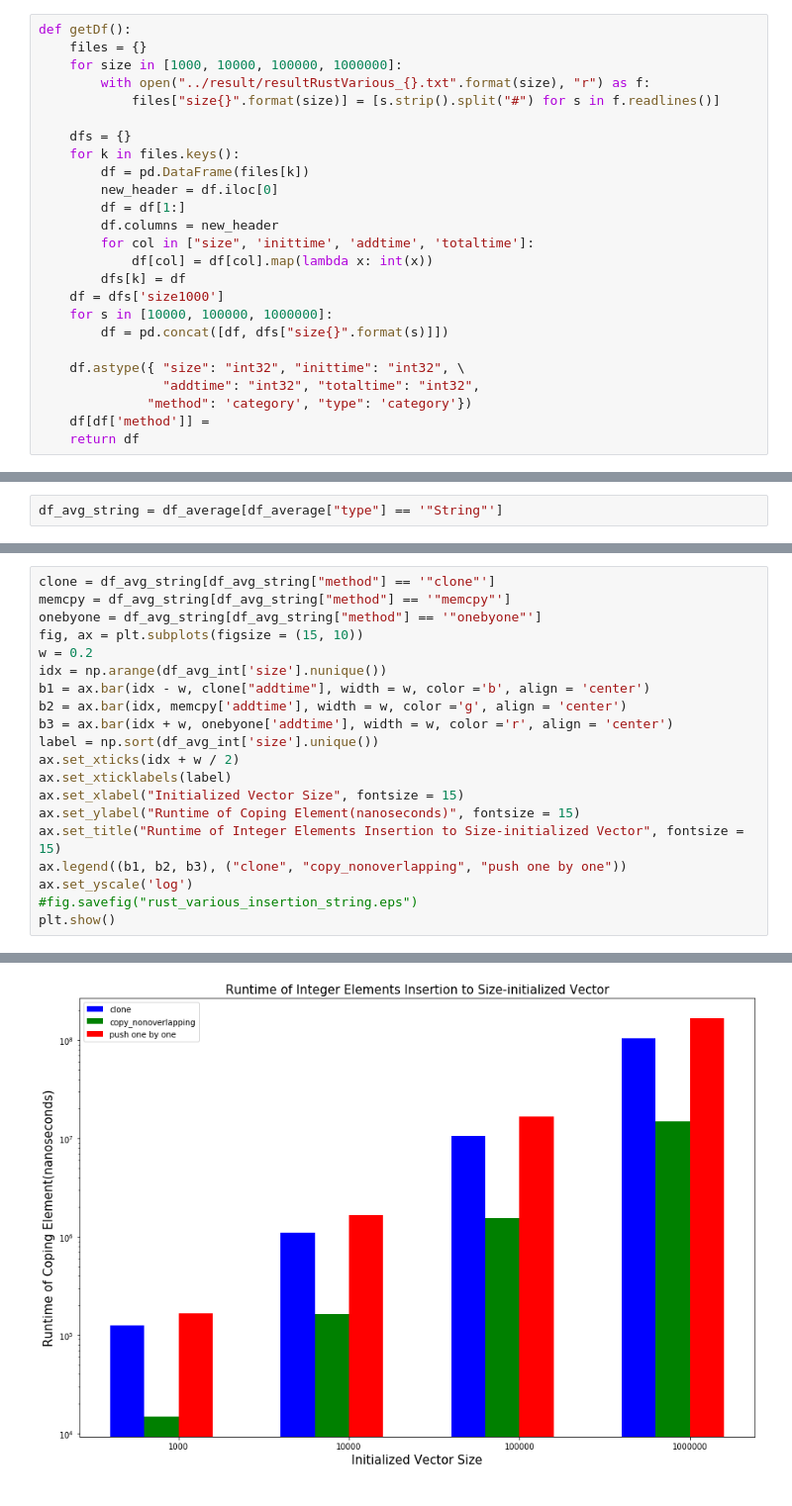
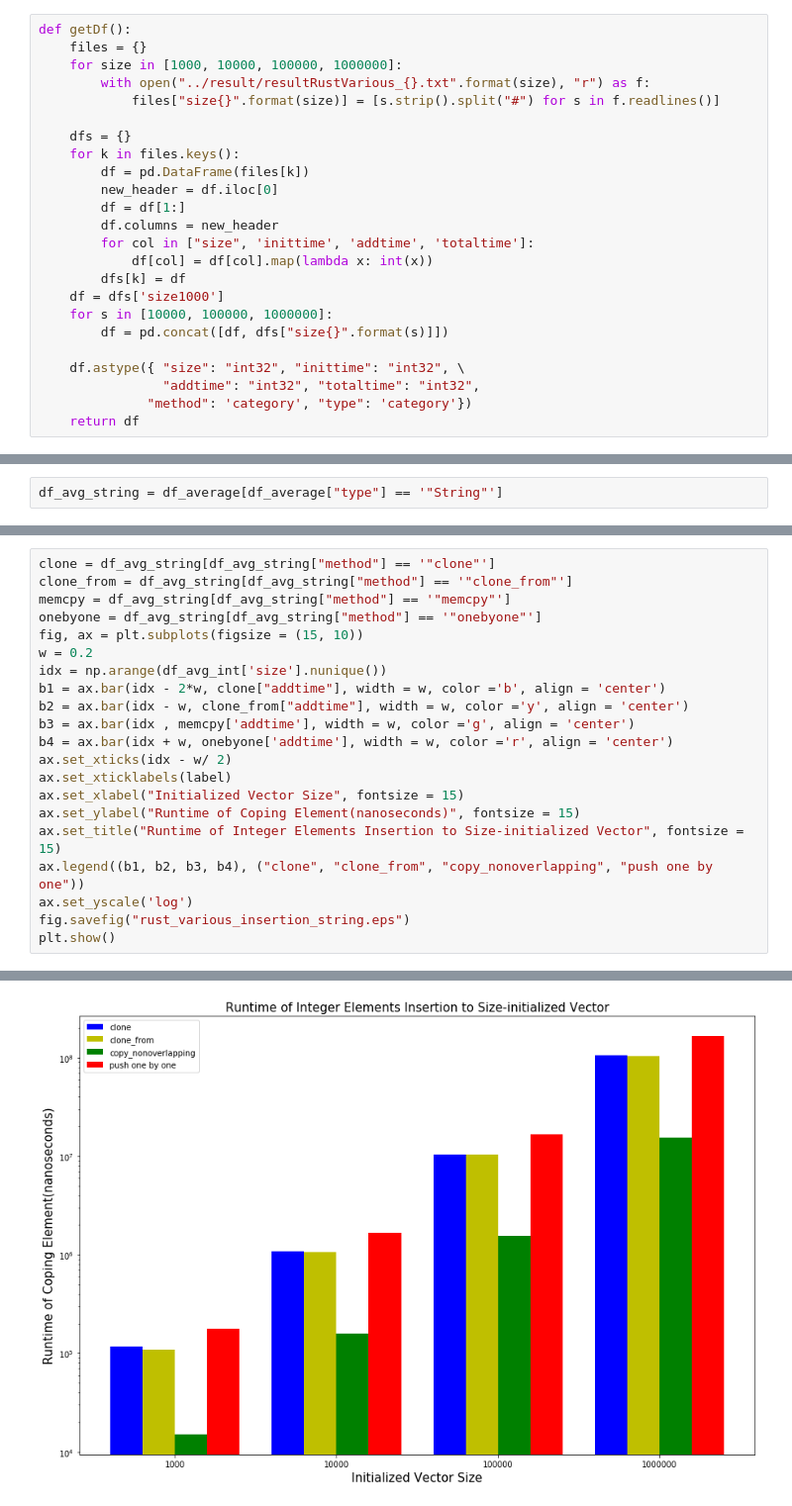
Before and after one commit to ShinsakuOkazaki/master-thesis, a Jupyter notebook: project/rust_memAlloc_various/analysis/visualization.ipynb, the cells around one changed output, grey strips where cells are left out. Shown at 99% size. Cells and saved outputs as stored; diff of their text form.

```diff
--- a/project/rust_memAlloc_various/analysis/visualization.ipynb
+++ b/project/rust_memAlloc_various/analysis/visualization.ipynb
@@ -25,7 +25,6 @@ def getDf():
     df.astype({ "size": "int32", "inittime": "int32", \
                 "addtime": "int32", "totaltime": "int32",
               "method": 'category', "type": 'category'})
-    df[df['method']] =
     return df
 # %%
 df = getDf()
@@ -114,24 +119,25 @@ The PostScript backend does not support transparency; partially transparent arti
 # %%
 clone = df_avg_string[df_avg_string["method"] == '"clone"']
+clone_from = df_avg_string[df_avg_string["method"] == '"clone_from"']
 memcpy = df_avg_string[df_avg_string["method"] == '"memcpy"']
 onebyone = df_avg_string[df_avg_string["method"] == '"onebyone"']
 fig, ax = plt.subplots(figsize = (15, 10))
 w = 0.2
 idx = np.arange(df_avg_int['size'].nunique())
-b1 = ax.bar(idx - w, clone["addtime"], width = w, color ='b', align = 'center')
-b2 = ax.bar(idx, memcpy['addtime'], width = w, color ='g', align = 'center')
-b3 = ax.bar(idx + w, onebyone['addtime'], width = w, color ='r', align = 'center')
-label = np.sort(df_avg_int['size'].unique())
-ax.set_xticks(idx + w / 2)
+b1 = ax.bar(idx - 2*w, clone["addtime"], width = w, color ='b', align = 'center')
+b2 = ax.bar(idx - w, clone_from["addtime"], width = w, color ='y', align = 'center')
+b3 = ax.bar(idx , memcpy['addtime'], width = w, color ='g', align = 'center')
+b4 = ax.bar(idx + w, onebyone['addtime'], width = w, color ='r', align = 'center')
+ax.set_xticks(idx - w/ 2)
 ax.set_xticklabels(label)
 ax.set_xlabel("Initialized Vector Size", fontsize = 15)
 ax.set_ylabel("Runtime of Coping Element(nanoseconds)", fontsize = 15)
 ax.set_title("Runtime of Integer Elements Insertion to Size-initialized Vector", fontsize = 15)
-ax.legend((b1, b2, b3), ("clone", "copy_nonoverlapping", "push one by one"))
+ax.legend((b1, b2, b3, b4), ("clone", "clone_from", "copy_nonoverlapping", "push one by one"))
 ax.set_yscale('log')
-#fig.savefig("rust_various_insertion_string.eps")
+fig.savefig("rust_various_insertion_string.eps")
 plt.show()
 # %% [output]
 The PostScript backend does not support transparency; partially transparent artists will be rendered opaque.
 The PostScript backend does not support transparency; partially transparent artists will be rendered opaque.
-[figure, old version]
+[figure, new version]
```
Also changed, not shown: parts of 4 cells of this notebook, 10 other files.
